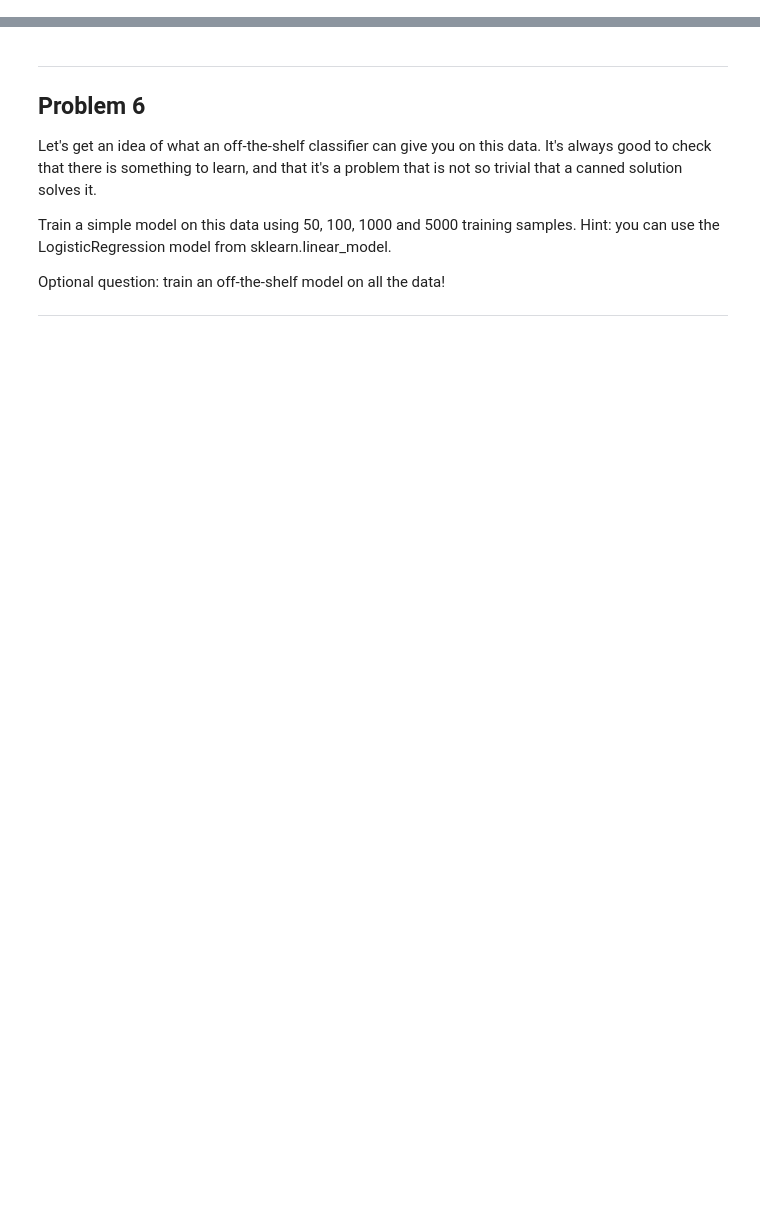
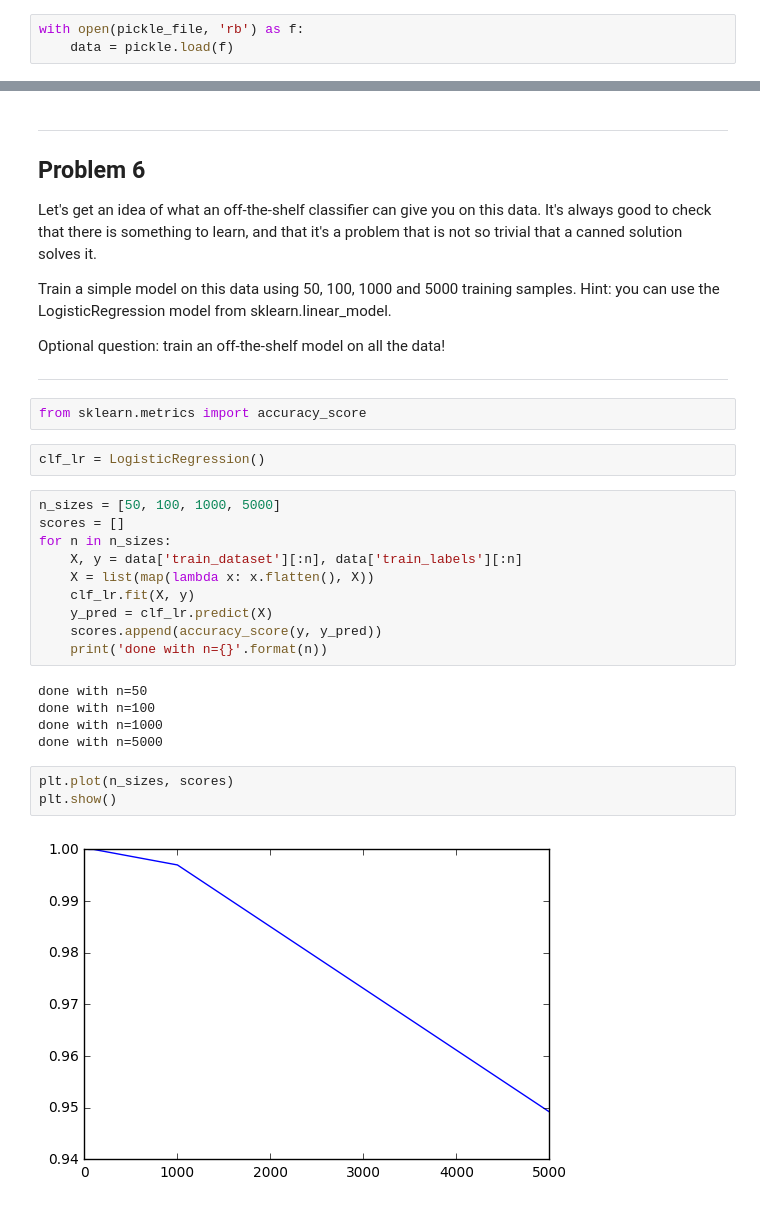
Before and after one commit to akarazeev/MOOCs, a Jupyter notebook: udacity/1_notmnist.ipynb, the cells around one changed output, grey strips where cells are left out. Saved outputs shown, nothing was run; the diff lists cells and outputs as text; blank space fills up the shorter version.

Commit message:
Done with Introduction ^^

```diff
--- a/udacity/1_notmnist.ipynb
+++ b/udacity/1_notmnist.ipynb
@@ -329,3 +383,6 @@ Optional questions:
 - What about near duplicates between datasets? (images that are almost identical)
 - Create a sanitized validation and test set, and compare your accuracy on those in subsequent assignments.
 ---
+# %%
+with open(pickle_file, 'rb') as f:
+    data = pickle.load(f)
@@ -341,3 +429,27 @@ Train a simple model on this data using 50, 100, 1000 and 5000 training samples.
 Optional question: train an off-the-shelf model on all the data!
 
 ---
+# %%
+from sklearn.metrics import accuracy_score
+# %%
+clf_lr = LogisticRegression()
+# %%
+n_sizes = [50, 100, 1000, 5000]
+scores = []
+for n in n_sizes:
+    X, y = data['train_dataset'][:n], data['train_labels'][:n]
+    X = list(map(lambda x: x.flatten(), X))
+    clf_lr.fit(X, y)
+    y_pred = clf_lr.predict(X)
+    scores.append(accuracy_score(y, y_pred))
+    print('done with n={}'.format(n))
+# %% [output]
+done with n=50
+done with n=100
+done with n=1000
+done with n=5000
+# %%
+plt.plot(n_sizes, scores)
+plt.show()
+# %% [output]
+[figure, added]
```
Also changed, not shown: parts of 14 cells of this notebook, 3 other files.
